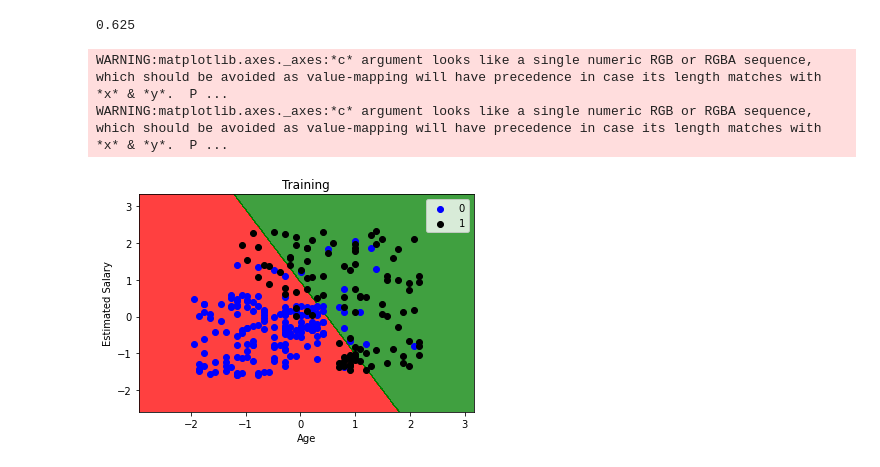
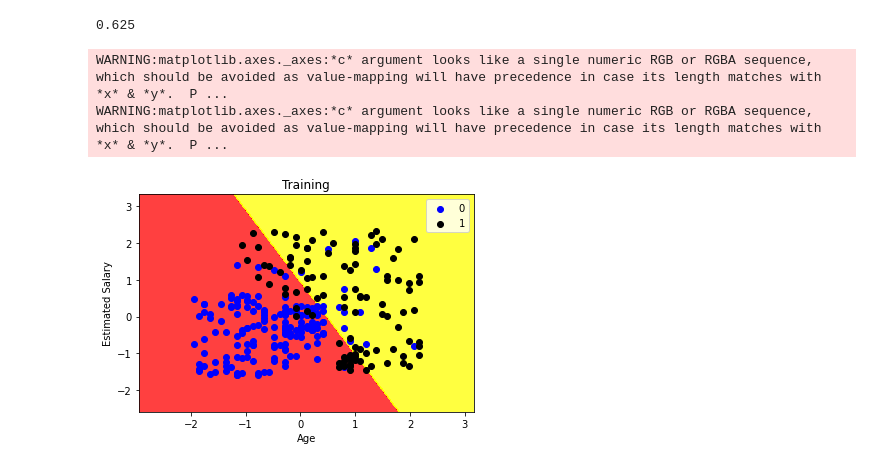
Before and after one commit to Luis393cno/Regresi-n-Log-stica, a Jupyter notebook: regresion_logistica.ipynb, the cells around one changed output. Saved outputs shown, nothing was run; the diff lists cells and outputs as text; code cells hidden in the pictures.

```diff
--- a/regresion_logistica.ipynb
+++ b/regresion_logistica.ipynb
@@ -111,23 +111,23 @@ len(y_prueba)
 # %%
 # Graficando la regresión logística del modelo realizado:
 from matplotlib.colors import ListedColormap
 import matplotlib.pyplot as plt
 X_set, y_set = x_entrenamiento, y_entrenamiento
 X1, X2 = np.meshgrid(np.arange(start = X_set[:, 0].min() - 1, stop = X_set[:, 0].max() + 1, step = 0.01),
                      np.arange(start = X_set[:, 1].min() - 1, stop = X_set[:, 1].max() + 1, step = 0.01))
 plt.contourf(X1, X2, regresionLog.predict(np.array([X1.ravel(), X2.ravel()]).T).reshape(X1.shape),
-             alpha = 0.75, cmap = ListedColormap(('red', 'green')))
+             alpha = 0.75, cmap = ListedColormap(('red', 'yellow')))
 plt.xlim(X1.min(), X1.max())
 plt.ylim(X2.min(), X2.max())
 for i, j in enumerate(np.unique(y_set)):
     plt.scatter(X_set[y_set == j, 0], X_set[y_set == j, 1],
                 c = ListedColormap(('blue', 'black'))(i), label = j)
 plt.title('Training')
 plt.xlabel('Age')
 plt.ylabel('Estimated Salary')
 plt.legend()
 plt.show()
 # %% [output]
 WARNING:matplotlib.axes._axes:*c* argument looks like a single numeric RGB or RGBA sequence, which should be avoided as value-mapping will have precedence in case its length matches with *x* & *y*.  P ...
 WARNING:matplotlib.axes._axes:*c* argument looks like a single numeric RGB or RGBA sequence, which should be avoided as value-mapping will have precedence in case its length matches with *x* & *y*.  P ...
-[figure, old version]
+[figure, new version]
```
